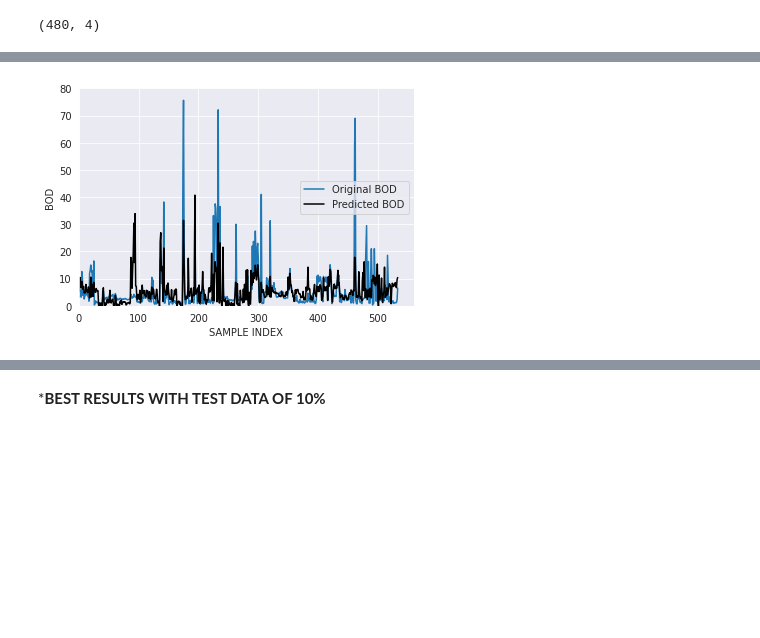
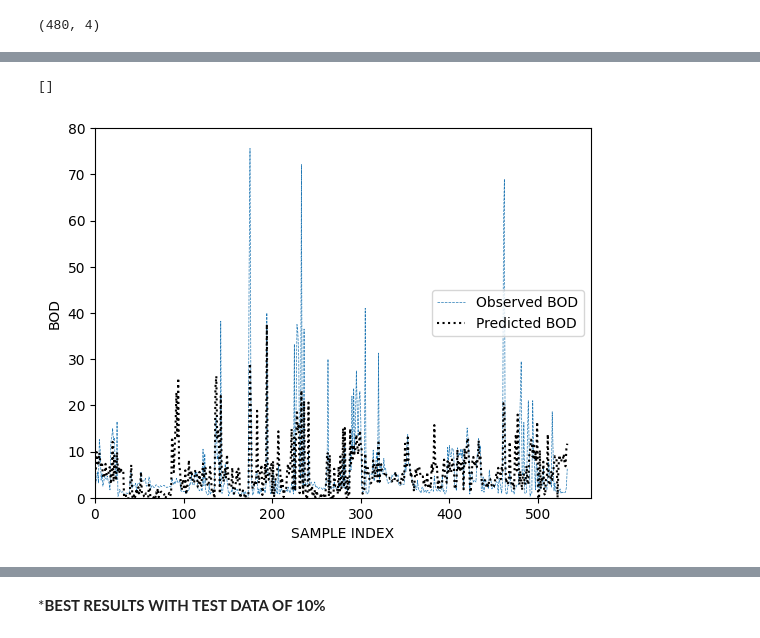
Before and after one commit to M-Isaiah/Machine_L_R, a Jupyter notebook: BOD_DATA_VISUALIZATION.ipynb, the cells around one changed output, grey strips where cells are left out. Cells and saved outputs as stored; diff of their text form; code cells hidden in the pictures; blank space fills up the shorter version.

```diff
--- a/BOD_DATA_VISUALIZATION.ipynb
+++ b/BOD_DATA_VISUALIZATION.ipynb
@@ -166,11 +300,11 @@ data_values_n
 # %%
 #iN THIS SECTION, WE CARRY OUT TSNE OPERATION, BY FITTING THE DATA VALUES ABOVE INTO TSNE MODEL, 2D MODEL
 from sklearn.manifold import TSNE
-tsne=TSNE(n_components=2, random_state=0)
+tsne=TSNE(n_components=3, random_state=0)
 x_bod_2d=tsne.fit_transform(data_values_n)
 #We also add this generate set to new columns , named x and y in the bod1 data set
-bod1['x']=x_bod_2d[:,0]
-bod1['y']=x_bod_2d[:,1]
+data_values_n['x']=x_bod_2d[:,0]
+data_values_n['y']=x_bod_2d[:,1]
 # %%
 #This is the 2D data values which can now be ploted on a TSNE plot
 x_bod_2d
@@ -221,0 +319,10 @@ From the graph, it is clear that the data can be appropriately clustered into tw
+# %%
+style.use('ggplot')
+sns.scatterplot(x='x',y='y', hue='BOD',data=data_values_n);
+sns.set_style("darkgrid");
+plt.ylim(-100,100)
+plt.xlim(-100,100)
+#plt.xlabel("X-Axis",fontsize=20);
+#plt.ylabel("Y-Axis",fontsize=20);
+#plt.title("t-SNE Plot", fontsize=20);
+plt.savefig('t-SNE-1.eps', format='eps')
@@ -222,5 +335,5 @@ From the graph, it is clear that the data can be appropriately clustered into tw
 # %%
-#Clustering of the actual data
-km=KMeans(n_clusters=2)
-y_predicted=km.fit_predict(bod1[['TEMP','pH','DO','CONDUCTIVITY','BOD','NITRATE_N_NITRITE_N','FECAL_COLIFORM','TOTAL_COLIFORM']])
-bod1['Cluster']=y_predicted
+#CLUSTERING
+km=KMeans(n_clusters=3)
+y_predicted=km.fit_predict(data_values_n[['TEMP','pH','DO','CONDUCTIVITY','BOD','NITRATE_N_NITRITE_N','FECAL_COLIFORM','TOTAL_COLIFORM']])
+data_values_n['Clusters']=y_predicted;
@@ -301,14 +486,21 @@ from sklearn import linear_model
 from sklearn.model_selection import train_test_split
 import math
 # %%
+import time
+s=time.time()
 reg=linear_model.LinearRegression()
 acc=0
-for i in range(10000):
+for i in range(1000000):
       x_train, x_test,y_train,y_test=train_test_split(bod1[['DO','NITRATE_N_NITRITE_N','FECAL_COLIFORM','TOTAL_COLIFORM']],bod1.BOD,test_size=0.10)
       reg.fit(x_train,y_train)
       N_acc=reg.score(x_test,y_test)
       while N_acc>acc:
         acc=N_acc
-        print(acc,reg.coef_,reg.intercept_)
+        q=time.time()
+        im=q-s
+        print(acc,reg.coef_,reg.intercept_,im)
 print(acc,reg.coef_,reg.intercept_)
+e=time.time()
+t=round((e-s)/60,2)
+print(t,'minutes')
 # %% [output]
@@ -359,9 +560,12 @@ print(bod1[['BOD','Predicted','Difference']].to_markdown());
 # %%
-plt.plot(bod1['BOD'],label='Original BOD')
-plt.plot(bod1['Predicted'],label='Predicted BOD',color='black');
+style.use('default');
+plt.plot(bod1['BOD'],label='Observed BOD',linestyle='dashed',linewidth=0.5);
+plt.plot(bod1['Predicted'],label='Predicted BOD',c='black',linestyle='dotted');
 plt.xlabel('SAMPLE INDEX');
 plt.ylabel('BOD');
 plt.xlim(0,None);
-plt.ylim(0,80)
+plt.ylim(0,80);
 plt.legend();
+plt.savefig('hydrograph.eps', format='eps');
+plt.plot()
 # %% [output]
@@ -368,4 +574,5 @@ plt.legend();
+[]
-[figure, old version]
+[figure, new version]
 # %%
 from sklearn.metrics import mean_squared_error
 mse = mean_squared_error(bod1.BOD, bod1.Predicted)
```
Also changed, not shown: parts of 60 cells of this notebook.
